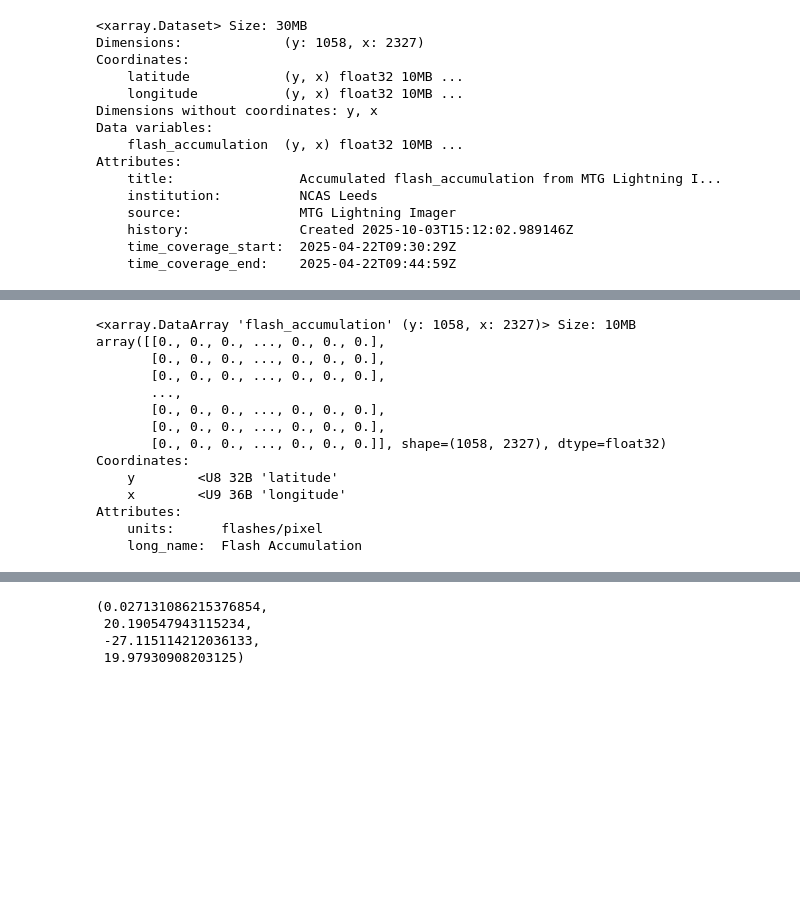
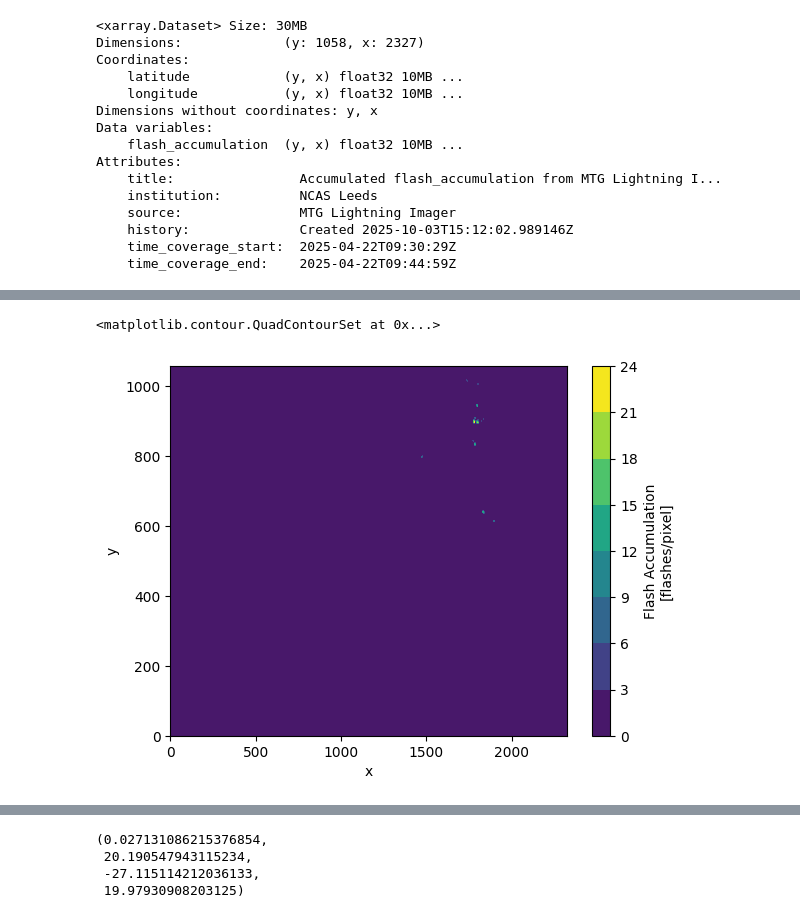
Before and after one commit to uk-gov-mirror/MetOffice.pyearthtools_jasmin, a Jupyter notebook: notebooks/ew4energy/ew4_mtg_li.ipynb, the cells around one changed output, grey strips where cells are left out. Saved outputs shown, nothing was run; the diff lists cells and outputs as text; code cells hidden in the pictures; blank space fills up the shorter version.

Commit message:
iplemented fix for data. this can then be turned into some transform in the data accessor.

```diff
--- a/notebooks/ew4energy/ew4_mtg_li.ipynb
+++ b/notebooks/ew4energy/ew4_mtg_li.ipynb
@@ -121,20 +118,8 @@ Attributes:
     history:              Created 2025-10-03T15:12:02.989146Z
     time_coverage_start:  2025-04-22T09:30:29Z
     time_coverage_end:    2025-04-22T09:44:59Z
-# %%
-mtg_li_ds['flash_accumulation'].set_coords(x='longitude',y='latitude')
-# %% [output]
-<xarray.DataArray 'flash_accumulation' (y: 1058, x: 2327)> Size: 10MB
-array([[0., 0., 0., ..., 0., 0., 0.],
-       [0., 0., 0., ..., 0., 0., 0.],
-       [0., 0., 0., ..., 0., 0., 0.],
-       ...,
-       [0., 0., 0., ..., 0., 0., 0.],
-       [0., 0., 0., ..., 0., 0., 0.],
-       [0., 0., 0., ..., 0., 0., 0.]], shape=(1058, 2327), dtype=float32)
-Coordinates:
-    y        <U8 32B 'latitude'
-    x        <U9 36B 'longitude'
-Attributes:
-    units:      flashes/pixel
-    long_name:  Flash Accumulation
+# %%
+mtg_li_ds['flash_accumulation'].plot.contourf()
+# %% [output]
+<matplotlib.contour.QuadContourSet at 0x...>
+[figure, added]
```
Also changed, not shown: parts of 22 cells of this notebook.
